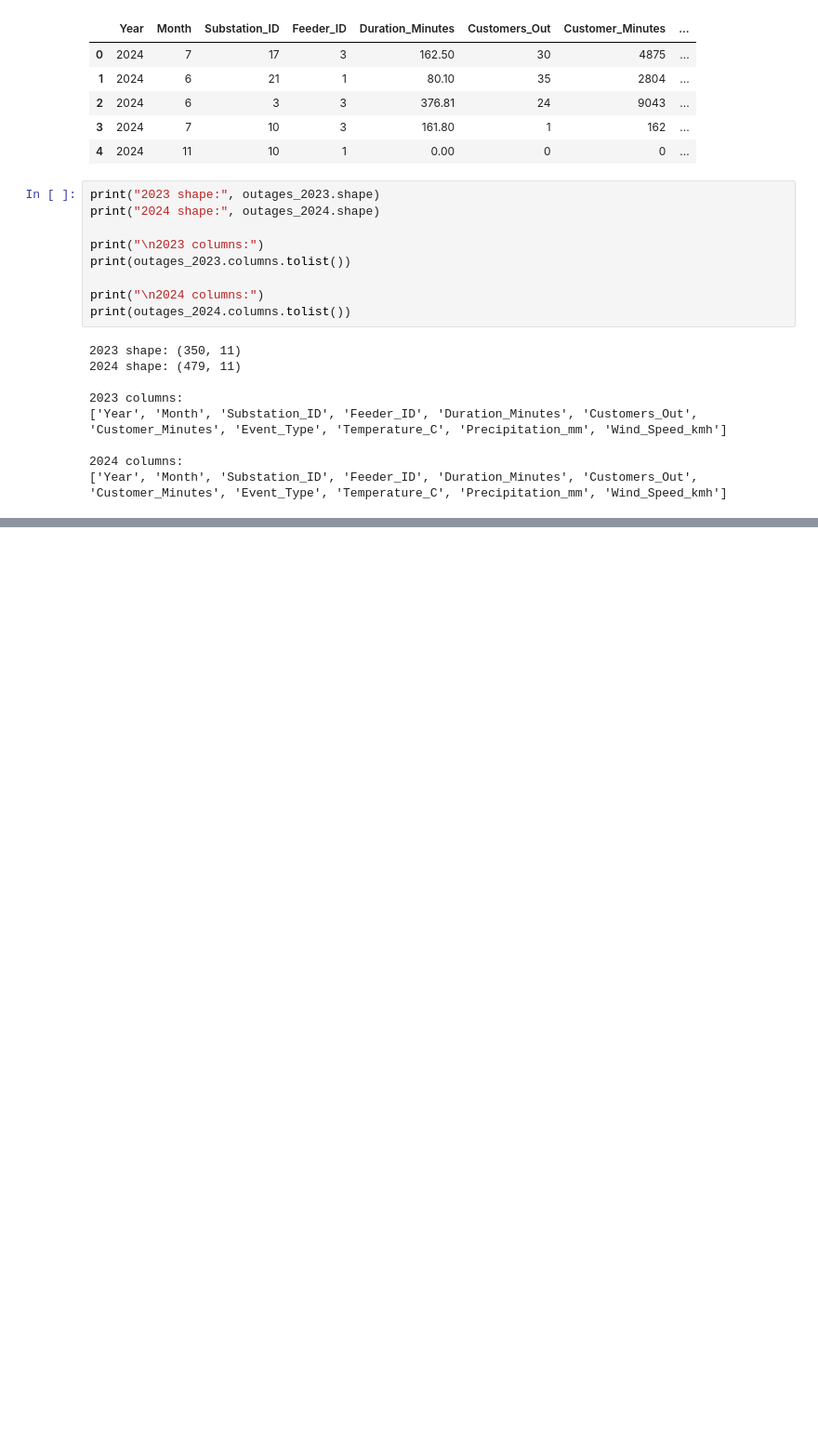
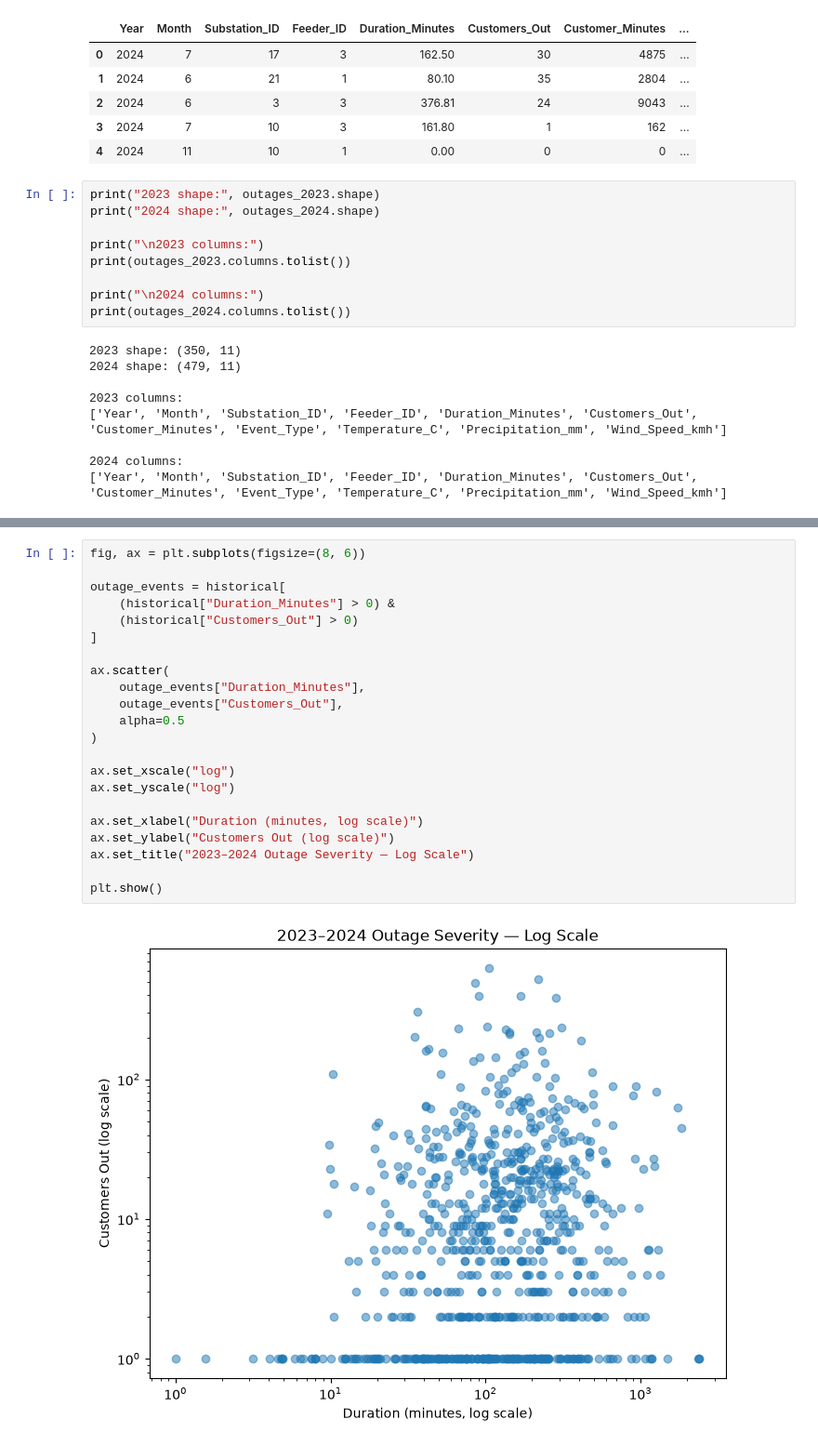
Before and after one commit to markasmithks/vegetation-outage-ML-project, a Jupyter notebook: vegetation-validation/notebooks/01_validate_historical_analysis.ipynb, the cells around one changed output, grey strips where cells are left out. Shown at 93% size. Drawn from its saved outputs; the diff is of its cells as text; blank space fills up the shorter version.

```diff
--- a/vegetation-validation/notebooks/01_validate_historical_analysis.ipynb
+++ b/vegetation-validation/notebooks/01_validate_historical_analysis.ipynb
@@ -88,0 +377,24 @@ print(outages_2024.columns.tolist())
+# %%
+fig, ax = plt.subplots(figsize=(8, 6))
+
+outage_events = historical[
+    (historical["Duration_Minutes"] > 0) &
+    (historical["Customers_Out"] > 0)
+]
+
+ax.scatter(
+    outage_events["Duration_Minutes"],
+    outage_events["Customers_Out"],
+    alpha=0.5
+)
+
+ax.set_xscale("log")
+ax.set_yscale("log")
+
+ax.set_xlabel("Duration (minutes, log scale)")
+ax.set_ylabel("Customers Out (log scale)")
+ax.set_title("2023–2024 Outage Severity — Log Scale")
+
+plt.show()
+# %% [output]
+[figure, added]
```
Also changed, not shown: parts of 23 cells of this notebook.
